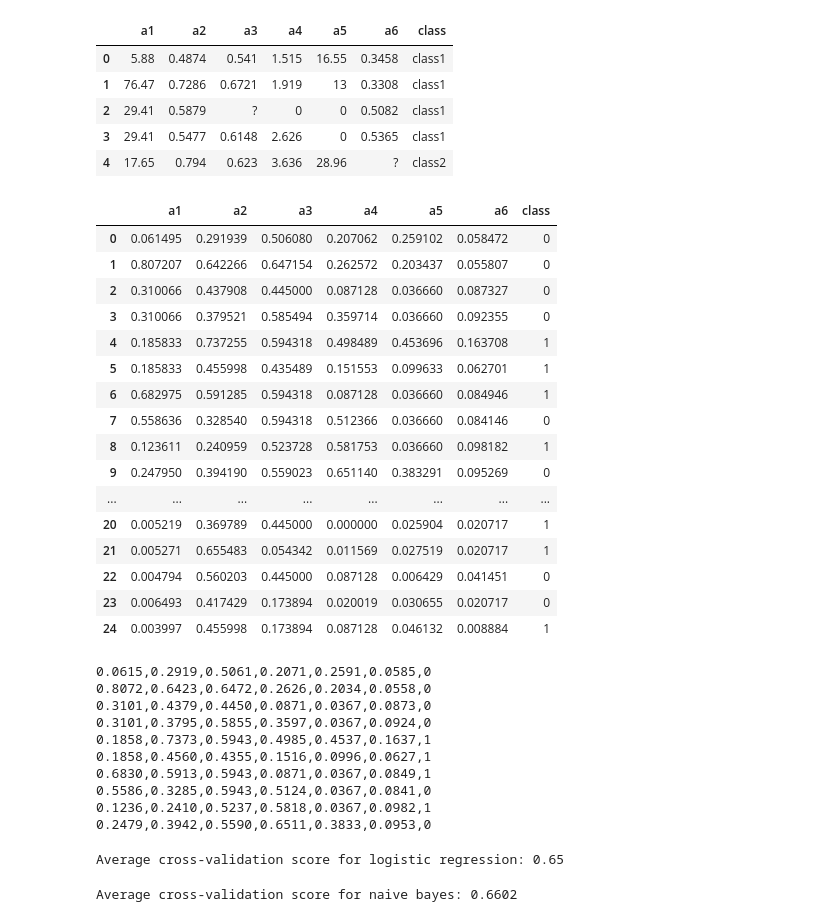
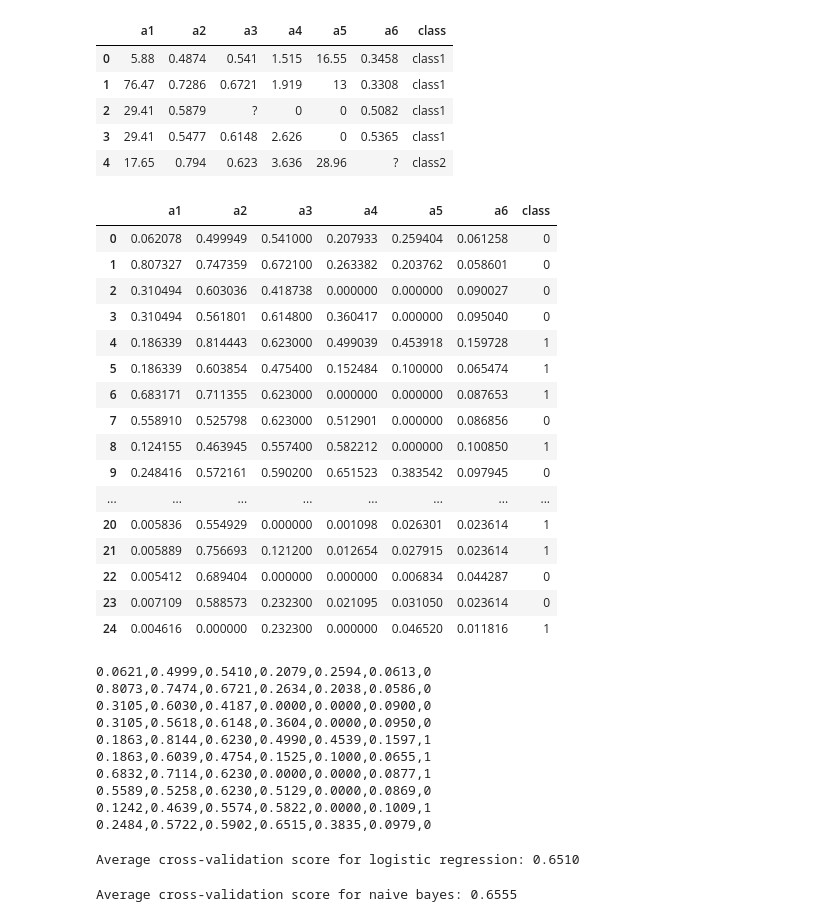
Before and after one commit to HillaryMulyadi/Assignment-1, a Jupyter notebook: test.ipynb, the cells around one changed output. Cells and saved outputs as stored; diff of their text form; code cells hidden in the pictures.

```diff
--- a/test.ipynb
+++ b/test.ipynb
@@ -22,43 +22,43 @@ test_df.head()
 | 3 | 29.41 | 0.5477 | 0.6148 | 2.626 | 0 | 0.5365 | class1 |
 | 4 | 17.65 | 0.794 | 0.623 | 3.636 | 28.96 | ? | class2 |
 # %%
-test_df = test_df.replace('?', 0)
+test_df = test_df.replace('?', np.nan)
 # %%
 # Pre-process dataset
 
 # Replacing missing values with mean value of the column
-imputer = SimpleImputer(missing_values=0, strategy='mean')
+imputer = SimpleImputer(missing_values=np.nan, strategy='mean')
 imputer = imputer.fit(test_df.iloc[:, :-1])
 test_df.iloc[:, :-1] = imputer.transform(test_df.iloc[:, :-1])
 
 # Normalising the values between [0,1]
 scaler = MinMaxScaler()
 scaler.fit(test_df.iloc[:, :-1])
 test_df.iloc[:, :-1] = scaler.transform(test_df.iloc[:, :-1])
 
 # Changing the class values to 0 and 1 respectively
 test_df = test_df.replace('class1', '0')
 test_df = test_df.replace('class2', '1')
 test_df["class"] = test_df["class"].astype(int)
 test_df.head(25)
 # %% [output]
 |  | a1 | a2 | a3 | a4 | a5 | a6 | class |
-| 0 | 0.061495 | 0.291939 | 0.506080 | 0.207062 | 0.259102 | 0.058472 | 0 |
-| 1 | 0.807207 | 0.642266 | 0.647154 | 0.262572 | 0.203437 | 0.055807 | 0 |
-| 2 | 0.310066 | 0.437908 | 0.445000 | 0.087128 | 0.036660 | 0.087327 | 0 |
-| 3 | 0.310066 | 0.379521 | 0.585494 | 0.359714 | 0.036660 | 0.092355 | 0 |
-| 4 | 0.185833 | 0.737255 | 0.594318 | 0.498489 | 0.453696 | 0.163708 | 1 |
-| 5 | 0.185833 | 0.455998 | 0.435489 | 0.151553 | 0.099633 | 0.062701 | 1 |
-| 6 | 0.682975 | 0.591285 | 0.594318 | 0.087128 | 0.036660 | 0.084946 | 1 |
-| 7 | 0.558636 | 0.328540 | 0.594318 | 0.512366 | 0.036660 | 0.084146 | 0 |
-| 8 | 0.123611 | 0.240959 | 0.523728 | 0.581753 | 0.036660 | 0.098182 | 1 |
-| 9 | 0.247950 | 0.394190 | 0.559023 | 0.651140 | 0.383291 | 0.095269 | 0 |
+| 0 | 0.062078 | 0.499949 | 0.541000 | 0.207933 | 0.259404 | 0.061258 | 0 |
+| 1 | 0.807327 | 0.747359 | 0.672100 | 0.263382 | 0.203762 | 0.058601 | 0 |
+| 2 | 0.310494 | 0.603036 | 0.418738 | 0.000000 | 0.000000 | 0.090027 | 0 |
+| 3 | 0.310494 | 0.561801 | 0.614800 | 0.360417 | 0.000000 | 0.095040 | 0 |
+| 4 | 0.186339 | 0.814443 | 0.623000 | 0.499039 | 0.453918 | 0.159728 | 1 |
+| 5 | 0.186339 | 0.603854 | 0.475400 | 0.152484 | 0.100000 | 0.065474 | 1 |
+| 6 | 0.683171 | 0.711355 | 0.623000 | 0.000000 | 0.000000 | 0.087653 | 1 |
+| 7 | 0.558910 | 0.525798 | 0.623000 | 0.512901 | 0.000000 | 0.086856 | 0 |
+| 8 | 0.124155 | 0.463945 | 0.557400 | 0.582212 | 0.000000 | 0.100850 | 1 |
+| 9 | 0.248416 | 0.572161 | 0.590200 | 0.651523 | 0.383542 | 0.097945 | 0 |
 | ... | ... | ... | ... | ... | ... | ... | ... |
-| 20 | 0.005219 | 0.369789 | 0.445000 | 0.000000 | 0.025904 | 0.020717 | 1 |
-| 21 | 0.005271 | 0.655483 | 0.054342 | 0.011569 | 0.027519 | 0.020717 | 1 |
-| 22 | 0.004794 | 0.560203 | 0.445000 | 0.087128 | 0.006429 | 0.041451 | 0 |
-| 23 | 0.006493 | 0.417429 | 0.173894 | 0.020019 | 0.030655 | 0.020717 | 0 |
-| 24 | 0.003997 | 0.455998 | 0.173894 | 0.087128 | 0.046132 | 0.008884 | 1 |
+| 20 | 0.005836 | 0.554929 | 0.000000 | 0.001098 | 0.026301 | 0.023614 | 1 |
+| 21 | 0.005889 | 0.756693 | 0.121200 | 0.012654 | 0.027915 | 0.023614 | 1 |
+| 22 | 0.005412 | 0.689404 | 0.000000 | 0.000000 | 0.006834 | 0.044287 | 0 |
+| 23 | 0.007109 | 0.588573 | 0.232300 | 0.021095 | 0.031050 | 0.023614 | 0 |
+| 24 | 0.004616 | 0.000000 | 0.232300 | 0.000000 | 0.046520 | 0.011816 | 1 |
 # %%
 # Print first ten rows of pre-processed dataset to 4 decimal places as per assignment spec
 # A function is provided to assist
@@ -86,16 +86,16 @@ def print_data(X, y, n_rows=10):
 
 print_data(x, y)
 # %% [output]
-0.0615,0.2919,0.5061,0.2071,0.2591,0.0585,0
-0.8072,0.6423,0.6472,0.2626,0.2034,0.0558,0
-0.3101,0.4379,0.4450,0.0871,0.0367,0.0873,0
-0.3101,0.3795,0.5855,0.3597,0.0367,0.0924,0
-0.1858,0.7373,0.5943,0.4985,0.4537,0.1637,1
-0.1858,0.4560,0.4355,0.1516,0.0996,0.0627,1
-0.6830,0.5913,0.5943,0.0871,0.0367,0.0849,1
-0.5586,0.3285,0.5943,0.5124,0.0367,0.0841,0
-0.1236,0.2410,0.5237,0.5818,0.0367,0.0982,1
-0.2479,0.3942,0.5590,0.6511,0.3833,0.0953,0
+0.0621,0.4999,0.5410,0.2079,0.2594,0.0613,0
+0.8073,0.7474,0.6721,0.2634,0.2038,0.0586,0
+0.3105,0.6030,0.4187,0.0000,0.0000,0.0900,0
+0.3105,0.5618,0.6148,0.3604,0.0000,0.0950,0
+0.1863,0.8144,0.6230,0.4990,0.4539,0.1597,1
+0.1863,0.6039,0.4754,0.1525,0.1000,0.0655,1
+0.6832,0.7114,0.6230,0.0000,0.0000,0.0877,1
+0.5589,0.5258,0.6230,0.5129,0.0000,0.0869,0
+0.1242,0.4639,0.5574,0.5822,0.0000,0.1009,1
+0.2484,0.5722,0.5902,0.6515,0.3835,0.0979,0
 # %%
 ## Setting the 10 fold stratified cross-validation
 cvKFold=StratifiedKFold(n_splits=10, shuffle=True, random_state=0)
@@ -115,7 +115,7 @@ y = test_df.iloc[:, -1]
 
 print("Average cross-validation score for logistic regression: {:.4f}".format(logregClassifier(x, y)))
 # %% [output]
-Average cross-validation score for logistic regression: 0.65
+Average cross-validation score for logistic regression: 0.6510
 # %%
 #Naïve Bayes
 from sklearn.naive_bayes import GaussianNB
@@ -131,4 +131,4 @@ y = test_df.iloc[:, -1]
 
 print("Average cross-validation score for naive bayes: {:.4f}".format(nbClassifier(x, y)))
 # %% [output]
-Average cross-validation score for naive bayes: 0.6602
+Average cross-validation score for naive bayes: 0.6555
```
Also changed, not shown: 1 other file.
